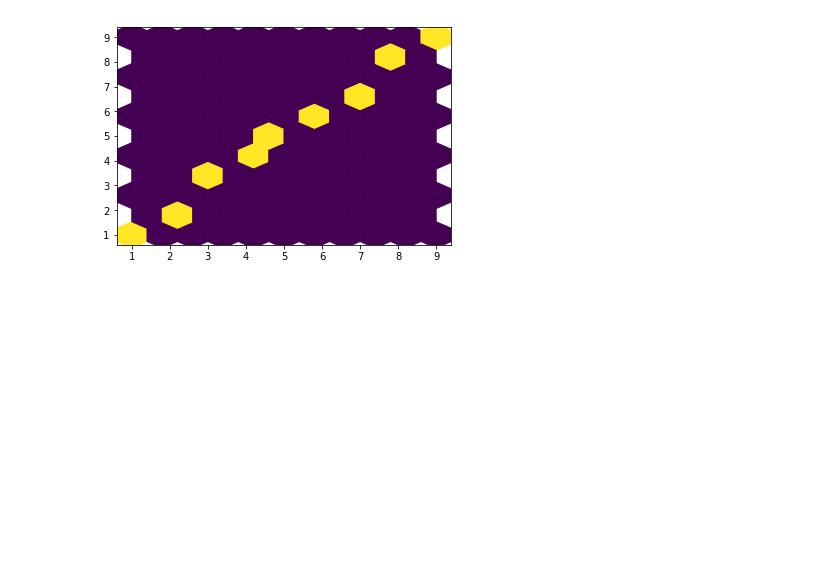
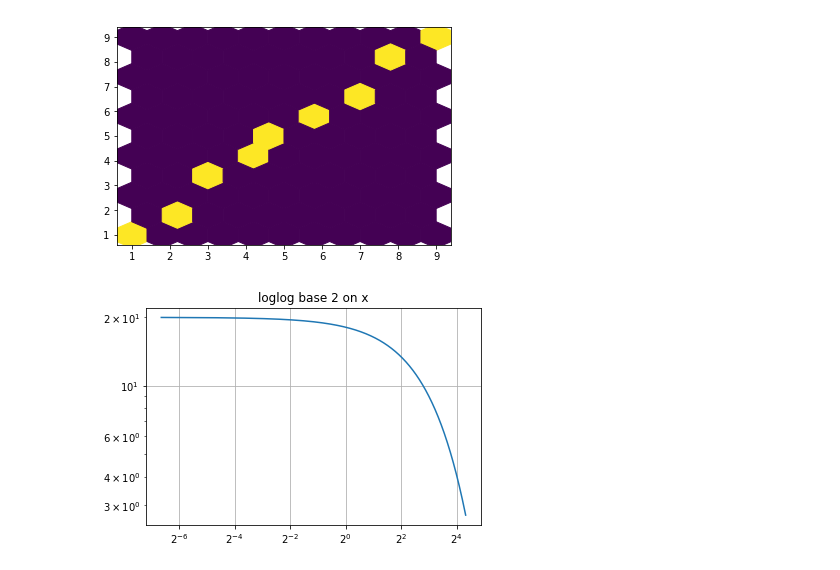
Before and after one commit to soudegesu/pyplot-test, a Jupyter notebook: samples/pyplot_test.ipynb, the cells around one changed output. Cells and saved outputs as stored; diff of their text form; code cells hidden in the pictures; blank space fills up the shorter version.

```diff
--- a/samples/pyplot_test.ipynb
+++ b/samples/pyplot_test.ipynb
@@ -148,3 +148,14 @@ plt.hexbin(x, y, gridsize=10)
 # %% [output]
 <matplotlib.collections.PolyCollection at 0x...>
 [figure]
+# %%
+from matplotlib import pyplot as plt
+import numpy as np
+
+t = np.arange(0.01, 20.0, 0.01)
+plt.loglog(t, 20 * np.exp( -t / 10.0), basex=2)
+plt.grid(True)
+plt.title('loglog base 2 on x')
+plt.show()
+# %% [output]
+[figure, added]
```
Also changed, not shown: parts of 4 cells of this notebook, 2 other files.
